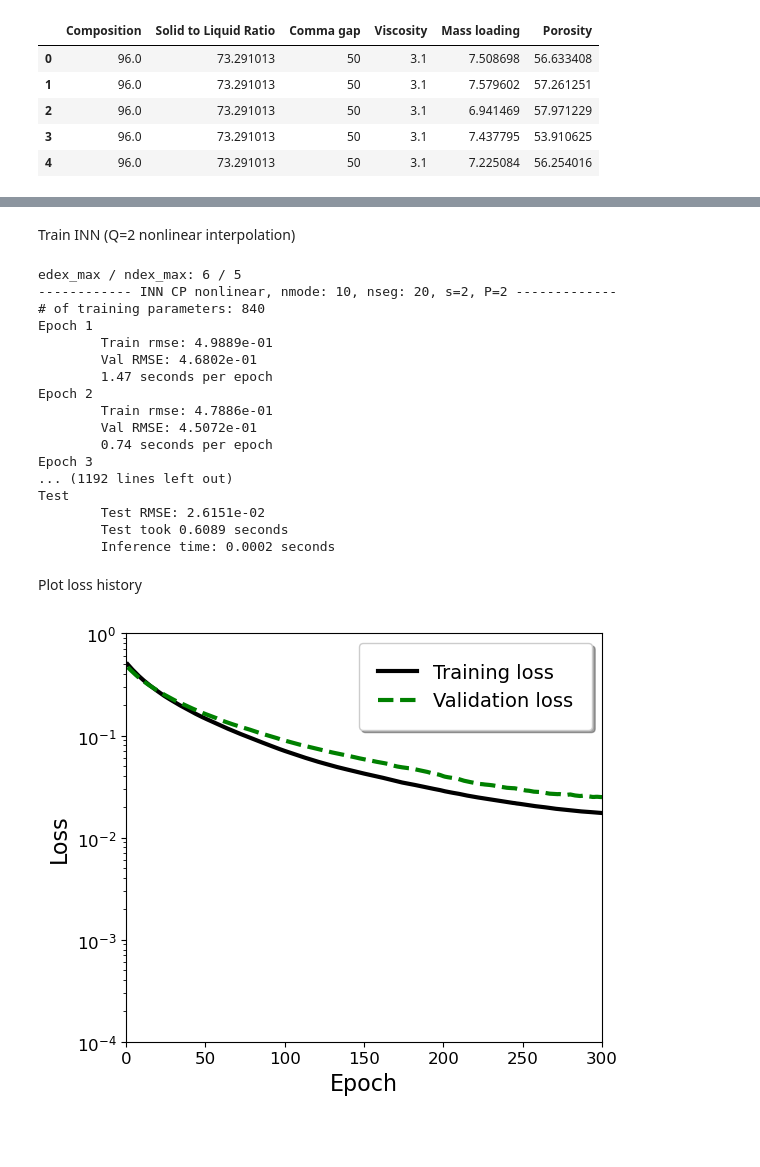
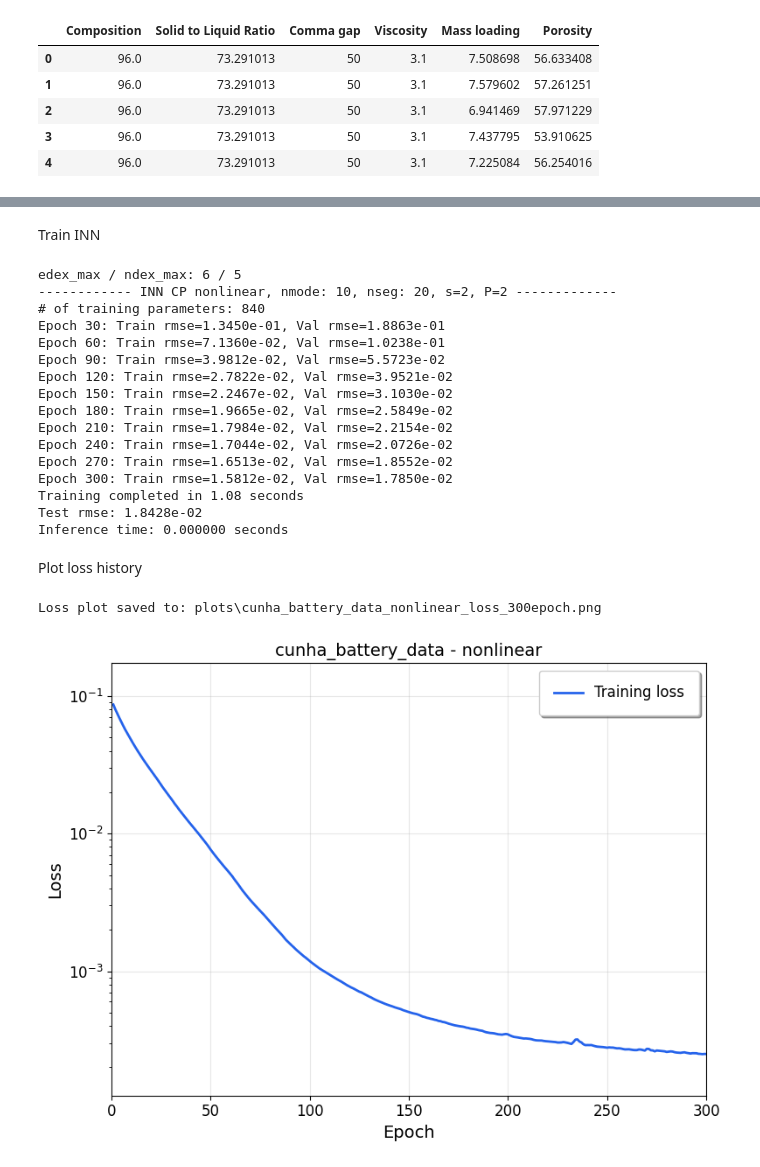
Before and after one commit to hachanook/pyinn, a Jupyter notebook: tutorials/Example3.ipynb, the cells around one changed output, grey strips where cells are left out. Saved outputs shown, nothing was run; the diff lists cells and outputs as text; code cells hidden in the pictures; blank space fills up the shorter version.

```diff
--- a/tutorials/Example3.ipynb
+++ b/tutorials/Example3.ipynb
@@ -82,32 +63,24 @@ Then we import the data and setup the configuration.
 # %%
-# Define configuration of the dataset & training
-data_name = 'cunha_battery_data' # data file name in /data directory
+data_name = 'cunha_battery_data'
 config = {}
 config["DATA_PARAM"] = {
-    "data_name": data_name,  # name of the dataset
-    "data_filenames": [data_name+'.csv'],  # original data
-    "input_col": [0,1,2,3],
+    "data_name": data_name,
+    "data_filenames": [data_name + '.csv'],
+    "input_col": [0, 1, 2, 3],
     "output_col": [4],
-
-    "bool_data_generation": False,  # we will import the data
-    "split_ratio": [0.8, 0.1, 0.1],  # [0.7,0.15,0.15]
-
-    "bool_normalize": True,  # whether we normalize the input data or not
-    "bool_shuffle": True  # whether we shuffle the data
+    "bool_data_generation": False,
+    "split_ratio": [0.8, 0.1, 0.1],
+    "bool_normalize": True,
+    "bool_shuffle": True
 }
 config["TRAIN_PARAM"] = {
-    "num_epochs_INN": 300, # number of epochs for training the MLP
-    "num_epochs_MLP": 300, # number of epochs for training the MLP
+    "num_epochs_INN": 300,
+    "num_epochs_MLP": 300,
     "batch_size": 128,
     "learning_rate": 1e-3,
-    "bool_train_acc": True,
-
-    "validation_period": 1,
-    "bool_denormalize": False,  # or True, whether we denormalize when measuring errors
-    "error_type": "rmse",  # rmse or mse
-    "patience": 5
+    "validation_period": 30,
+    "patience": 10
 }
 
-# Create dataset and save it in /data directory
 data = dataset_regression.Data_regression(data_name, config)
 # %% [output]
@@ -188,41 +120,40 @@ Let's finalize the configuration file.
 # %%
 if config["MODEL_PARAM"]["s_patch"] > 0:
-    config['interp_method'] = "nonlinear" # nonlinear (Q=2 INN message passing) interpolation
-elif config["MODEL_PARAM"]["s_patch"] == 0:
-    config['interp_method'] = "linear" # linear (Q=1 INN message passing) interpolation
+    config['interp_method'] = "nonlinear"
+else:
+    config['interp_method'] = "linear"
 config['TD_type'] = "CP"
 # %% [markdown]
-Train INN (Q=2 nonlinear interpolation)
+Train INN
 # %%
 regressor = train.Regression_INN(data, config)
-regressor.train()  # Train module
+regressor.train()
+
 params = regressor.params
-errors_train, errors_val, error_test, errors_epoch = regressor.errors_train, regressor.errors_val, regressor.error_test, regressor.errors_epoch
+error_test = regressor.error_test
 # %% [output]
 edex_max / ndex_max: 6 / 5
 ------------ INN CP nonlinear, nmode: 10, nseg: 20, s=2, P=2 -------------
 # of training parameters: 840
-Epoch 1
-        Train rmse: 4.9889e-01
-        Val RMSE: 4.6802e-01
-        1.47 seconds per epoch
-Epoch 2
-        Train rmse: 4.7886e-01
-        Val RMSE: 4.5072e-01
-        0.74 seconds per epoch
-Epoch 3
-... (1192 lines left out)
-Test
-        Test RMSE: 2.6151e-02
-        Test took 0.6089 seconds
-        Inference time: 0.0002 seconds
+Epoch 30: Train rmse=1.3450e-01, Val rmse=1.8863e-01
+Epoch 60: Train rmse=7.1360e-02, Val rmse=1.0238e-01
+Epoch 90: Train rmse=3.9812e-02, Val rmse=5.5723e-02
+Epoch 120: Train rmse=2.7822e-02, Val rmse=3.9521e-02
+Epoch 150: Train rmse=2.2467e-02, Val rmse=3.1030e-02
+Epoch 180: Train rmse=1.9665e-02, Val rmse=2.5849e-02
+Epoch 210: Train rmse=1.7984e-02, Val rmse=2.2154e-02
+Epoch 240: Train rmse=1.7044e-02, Val rmse=2.0726e-02
+Epoch 270: Train rmse=1.6513e-02, Val rmse=1.8552e-02
+Epoch 300: Train rmse=1.5812e-02, Val rmse=1.7850e-02
+Training completed in 1.08 seconds
+Test rmse: 1.8428e-02
+Inference time: 0.000000 seconds
 # %% [markdown]
 Plot loss history
 # %%
-config["PLOT"] = {"bool_plot": True,
-                  "plot_in_axis": [0, 1, 2, 3],  # plot input axis
-                  "plot_out_axis": [4]}  # plot output axis
+config["PLOT"] = {"bool_plot": True}
 plot.plot_regression(regressor, data, config)
 # %% [output]
+Loss plot saved to: plots\cunha_battery_data_nonlinear_loss_300epoch.png
-[figure, old version]
+[figure, new version]
 # %% [markdown]
```
Also changed, not shown: parts of 32 cells of this notebook, 5 other files.
